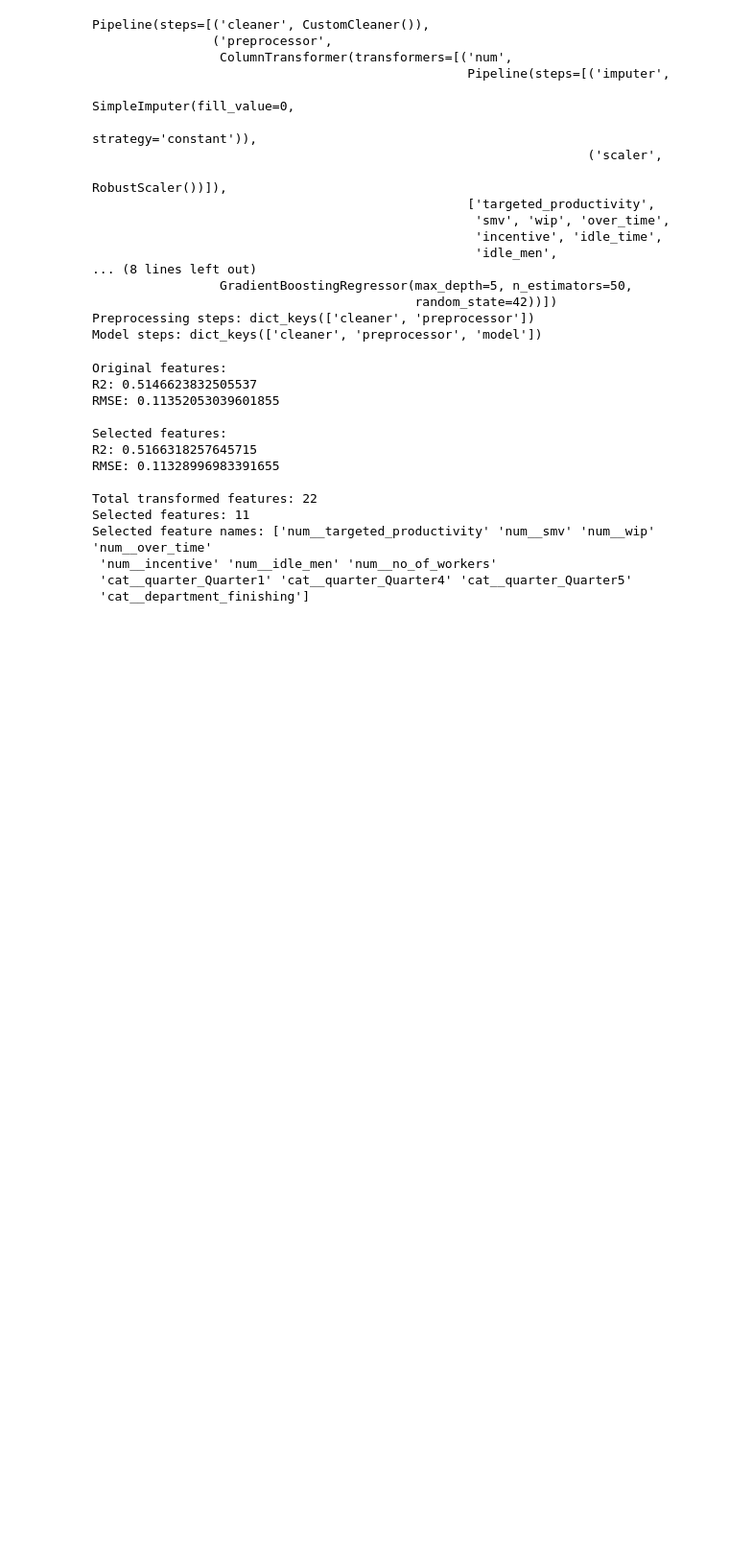
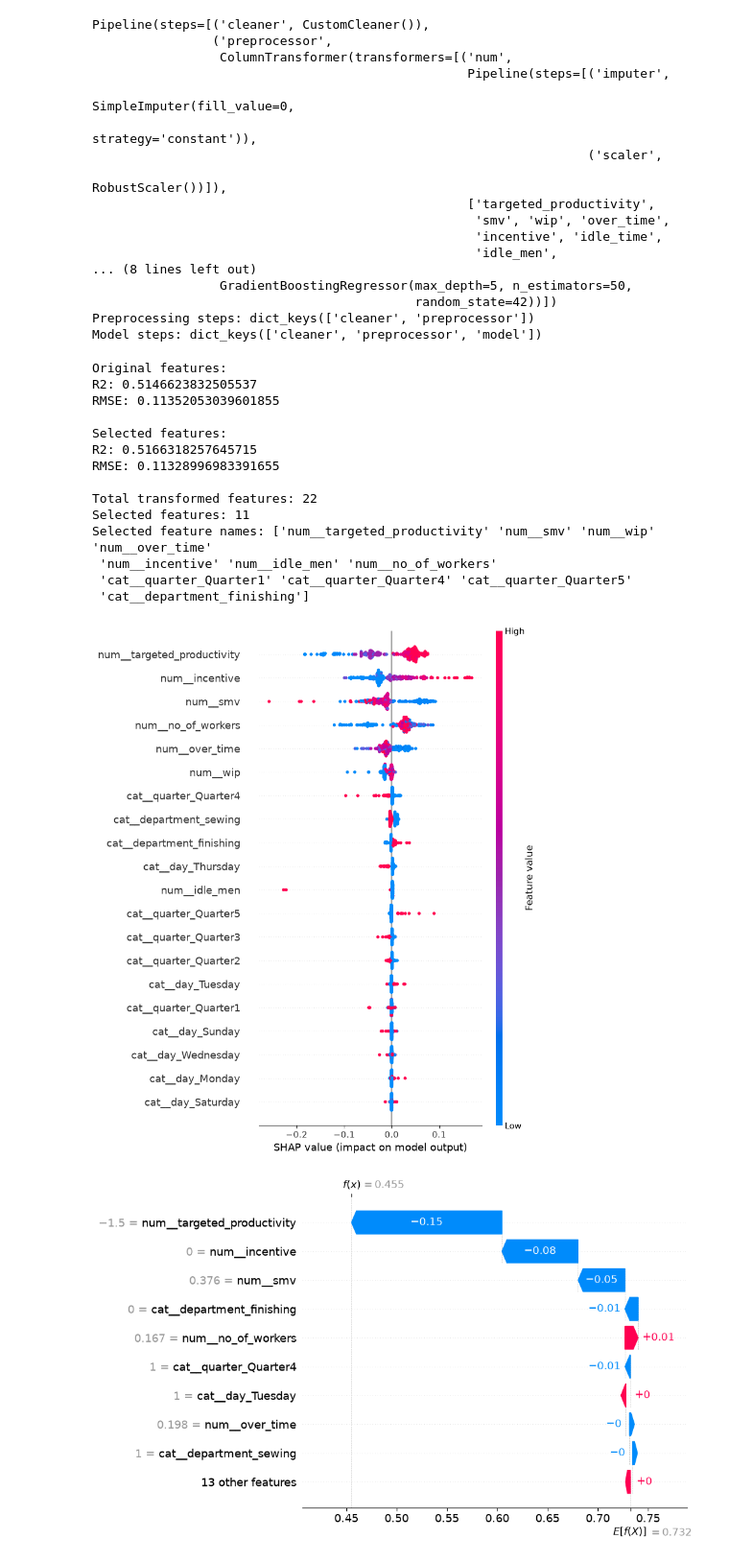
Before and after one commit to pranto-deb04/GarmentsProductivity, a Jupyter notebook: EDA_and_Modeling.ipynb, the cells around one changed output. Shown at 96% size. Drawn from its saved outputs; the diff is of its cells as text; code cells hidden in the pictures; blank space fills up the shorter version.

```diff
--- a/EDA_and_Modeling.ipynb
+++ b/EDA_and_Modeling.ipynb
@@ -2635,3 +2635,52 @@ Selected feature names: ['num__targeted_productivity' 'num__smv' 'num__wip' 'num
  'num__incentive' 'num__idle_men' 'num__no_of_workers'
  'cat__quarter_Quarter1' 'cat__quarter_Quarter4' 'cat__quarter_Quarter5'
  'cat__department_finishing']
+# %%
+import shap
+import numpy as np
+import matplotlib.pyplot as plt
+from sklearn.base import clone
+
+# Best Gradient Boosting pipeline
+gb_pipeline = best_models["Gradient Boosting"]
+
+# 1. Apply cleaner, then preprocessor
+cleaner = clone(gb_pipeline.named_steps["cleaner"])
+preprocessor = clone(gb_pipeline.named_steps["preprocessor"])
+model = gb_pipeline.named_steps["model"]
+
+X_train_clean = cleaner.fit_transform(X_train)
+X_test_clean = cleaner.transform(X_test)
+
+X_train_transformed = preprocessor.fit_transform(X_train_clean, y_train)
+X_test_transformed = preprocessor.transform(X_test_clean)
+
+# 2. Feature names after preprocessing
+feature_names = preprocessor.get_feature_names_out()
+
+# 3. SHAP values for the trained model
+explainer = shap.TreeExplainer(model)
+shap_values = explainer.shap_values(X_test_transformed)
+
+# 4. Summary plot
+shap.summary_plot(
+    shap_values,
+    X_test_transformed,
+    feature_names=feature_names,
+    show=True
+)
+
+# 5. Local explanation for one test sample
+sample_index = 0
+
+shap.plots.waterfall(
+    shap.Explanation(
+        values=shap_values[sample_index],
+        base_values=float(np.asarray(explainer.expected_value).squeeze()),
+        data=X_test_transformed[sample_index],
+        feature_names=feature_names
+    )
+)
+# %% [output]
+[figure, added]
+[figure, added]
```
Also changed, not shown: parts of 6 cells of this notebook.
